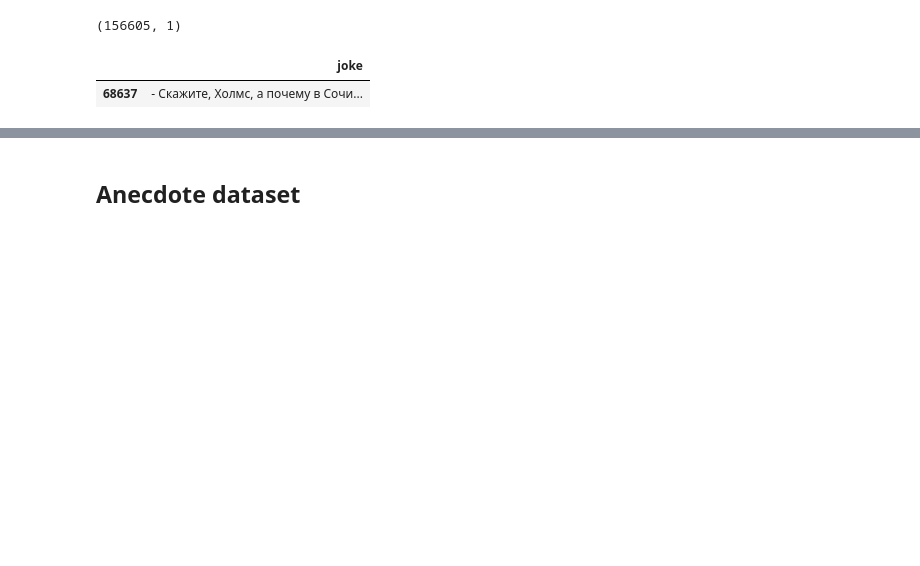
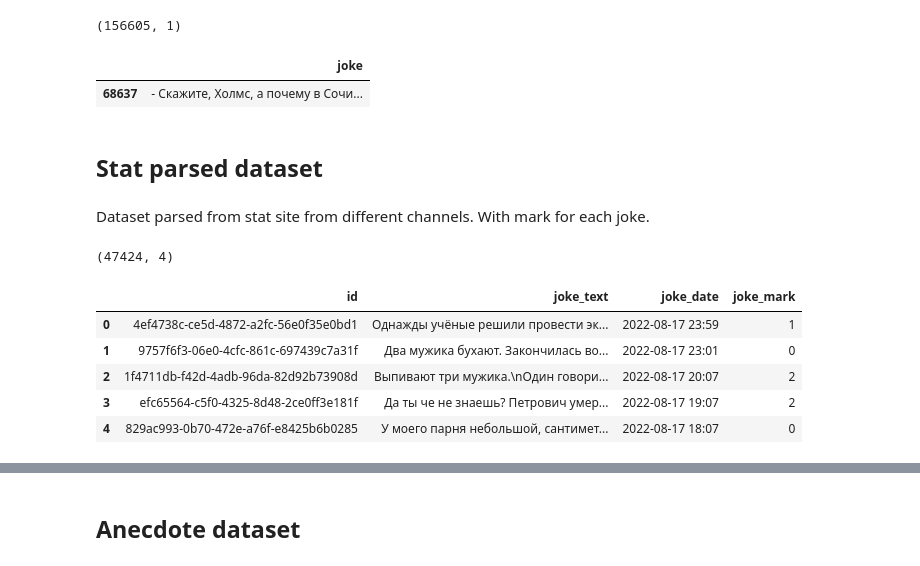
Before and after one commit to nikitosl/jokes-generator, a Jupyter notebook: dataset_prepare.ipynb, the cells around one changed output, grey strips where cells are left out. Saved outputs shown, nothing was run; the diff lists cells and outputs as text; code cells hidden in the pictures; blank space fills up the shorter version.

```diff
--- a/dataset_prepare.ipynb
+++ b/dataset_prepare.ipynb
@@ -360,3 +364,7 @@ df.sample()
 # %% [output]
 |  | joke |
 | 68637 | - Скажите, Холмс, а почему в Сочи... |
+# %% [markdown]
+## Stat parsed dataset
+# %% [markdown]
+Dataset parsed from stat site from different channels. With mark for each joke.
@@ -362,0 +379,21 @@ df.sample()
+# %%
+df = pd.DataFrame()
+for filepath in glob('data/parsed-stat-dataset/parsed_chunk_*.csv'):
+    temp_df = pd.read_csv(filepath, sep=';', engine='python')
+
+    # Mark binarization
+    temp_df.joke_mark = pd.qcut(temp_df.joke_mark, 10, labels=False, duplicates='drop')
+
+    df = pd.concat([df, temp_df], axis=0)
+df.shape
+# %% [output]
+(47424, 4)
+# %%
+df.head()
+# %% [output]
+|  | id | joke_text | joke_date | joke_mark |
+| 0 | 4ef4738c-ce5d-4872-a2fc-56e0f35e0bd1 | Однажды учёные решили провести эк... | 2022-08-17 23:59 | 1 |
+| 1 | 9757f6f3-06e0-4cfc-861c-697439c7a31f | Два мужика бухают. Закончилась во... | 2022-08-17 23:01 | 0 |
+| 2 | 1f4711db-f42d-4adb-96da-82d92b73908d | Выпивают три мужика.\nОдин говори... | 2022-08-17 20:07 | 2 |
+| 3 | efc65564-c5f0-4325-8d48-2ce0ff3e181f | Да ты че не знаешь? Петрович умер... | 2022-08-17 19:07 | 2 |
+| 4 | 829ac993-0b70-472e-a76f-e8425b6b0285 | У моего парня небольшой, сантимет... | 2022-08-17 18:07 | 0 |
```
Also changed, not shown: parts of 34 cells of this notebook.
